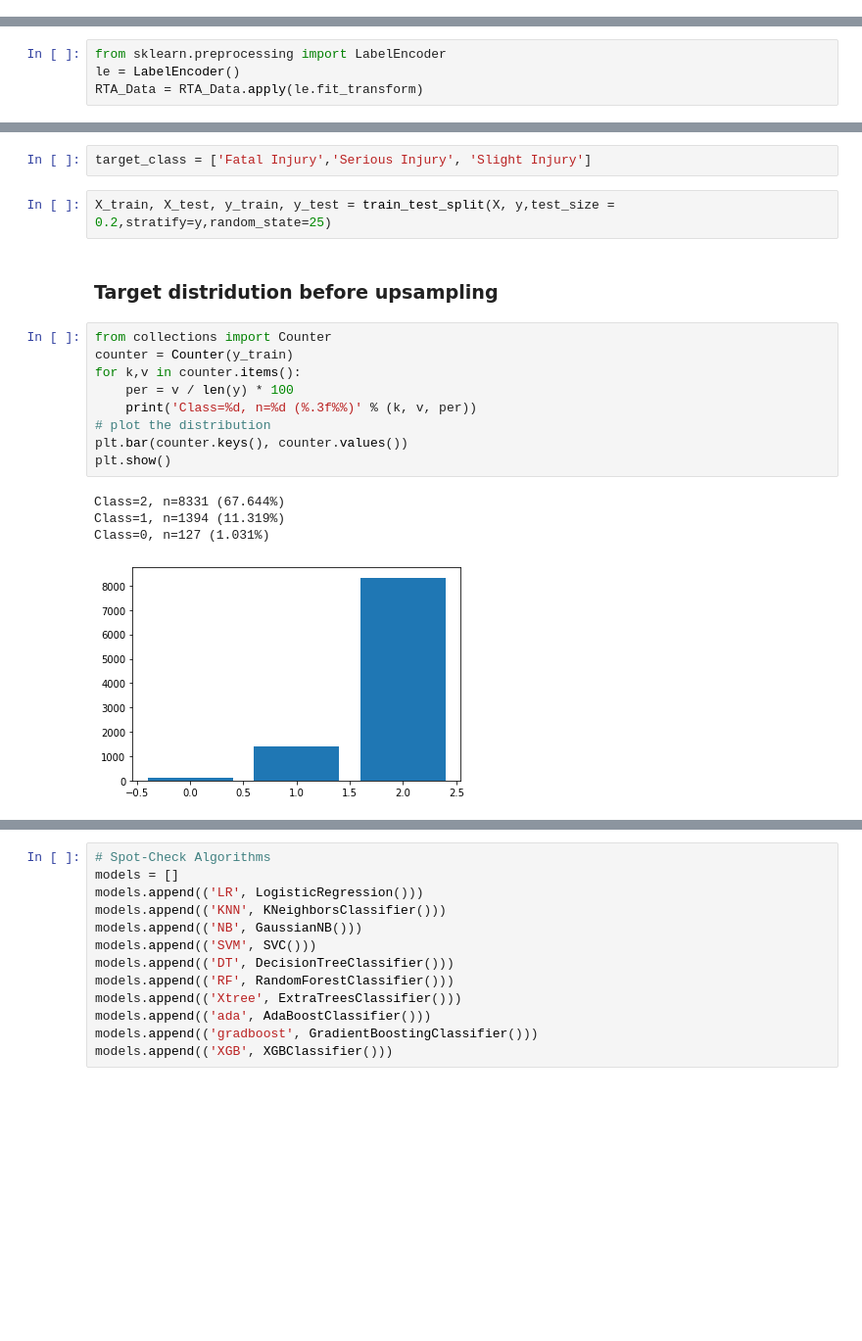
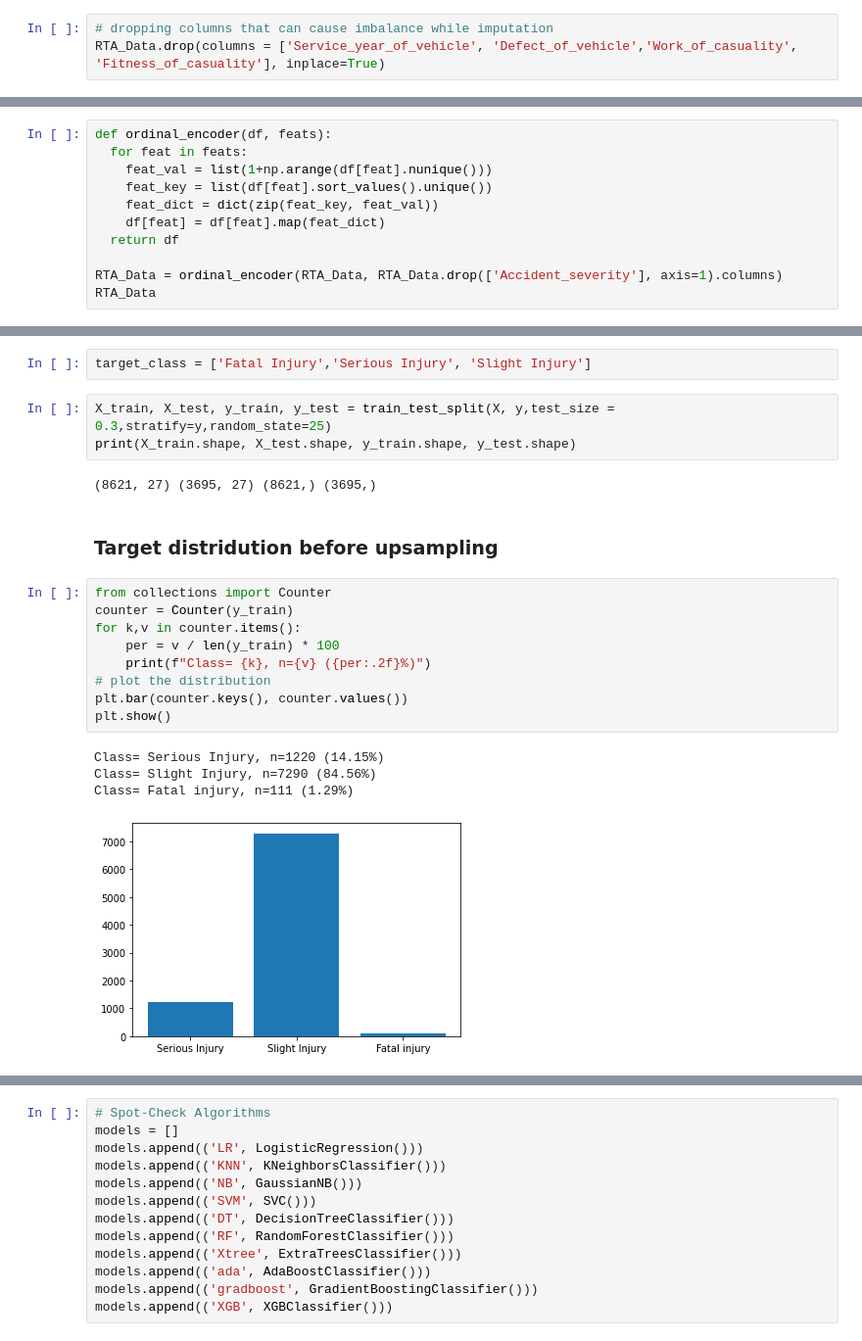
Before and after one commit to bhanu0925/ML_RoadTrafficAcident_Severity_Classification, a Jupyter notebook: Road_Traffic_Accident_Severity_Classification.ipynb, the cells around one changed output, grey strips where cells are left out. Shown at 98% size. Cells and saved outputs as stored; diff of their text form; blank space fills up the shorter version.

```diff
--- a/Road_Traffic_Accident_Severity_Classification.ipynb
+++ b/Road_Traffic_Accident_Severity_Classification.ipynb
@@ -349,3 +381,6 @@ dtype: int64
+# %%
+# dropping columns that can cause imbalance while imputation
+RTA_Data.drop(columns = ['Service_year_of_vehicle', 'Defect_of_vehicle','Work_of_casuality', 'Fitness_of_casuality'], inplace=True)
 # %%
 def catFillMissingValueWithMode(df, col):
     df[col].fillna(value=df[col].mode()[0],inplace=True)
@@ -399,4 +434,11 @@ memory usage: 3.0+ MB
-# %%
-from sklearn.preprocessing import LabelEncoder
-le = LabelEncoder()
-RTA_Data = RTA_Data.apply(le.fit_transform)
+# %%
+def ordinal_encoder(df, feats):
+  for feat in feats:
+    feat_val = list(1+np.arange(df[feat].nunique()))
+    feat_key = list(df[feat].sort_values().unique())
+    feat_dict = dict(zip(feat_key, feat_val))
+    df[feat] = df[feat].map(feat_dict)
+  return df
+
+RTA_Data = ordinal_encoder(RTA_Data, RTA_Data.drop(['Accident_severity'], axis=1).columns)
+RTA_Data
@@ -477,23 +552,26 @@ y = RTA_Data['Accident_severity']
 # %%
 target_class = ['Fatal Injury','Serious Injury', 'Slight Injury']
 # %%
-X_train, X_test, y_train, y_test = train_test_split(X, y,test_size = 0.2,stratify=y,random_state=25)
+X_train, X_test, y_train, y_test = train_test_split(X, y,test_size = 0.3,stratify=y,random_state=25)
+print(X_train.shape, X_test.shape, y_train.shape, y_test.shape)
+# %% [output]
+(8621, 27) (3695, 27) (8621,) (3695,)
 # %% [markdown]
 ### Target distridution before upsampling
 # %%
 from collections import Counter
 counter = Counter(y_train)
 for k,v in counter.items():
-    per = v / len(y) * 100
-    print('Class=%d, n=%d (%.3f%%)' % (k, v, per))
+    per = v / len(y_train) * 100
+    print(f"Class= {k}, n={v} ({per:.2f}%)")
 # plot the distribution
 plt.bar(counter.keys(), counter.values())
 plt.show()
 # %% [output]
-Class=2, n=8331 (67.644%)
-Class=1, n=1394 (11.319%)
-Class=0, n=127 (1.031%)
+Class= Serious Injury, n=1220 (14.15%)
+Class= Slight Injury, n=7290 (84.56%)
+Class= Fatal injury, n=111 (1.29%)
-[figure, old version]
+[figure, new version]
 # %%
 from imblearn.over_sampling import SMOTE
 
```
Also changed, not shown: parts of 75 cells of this notebook.
